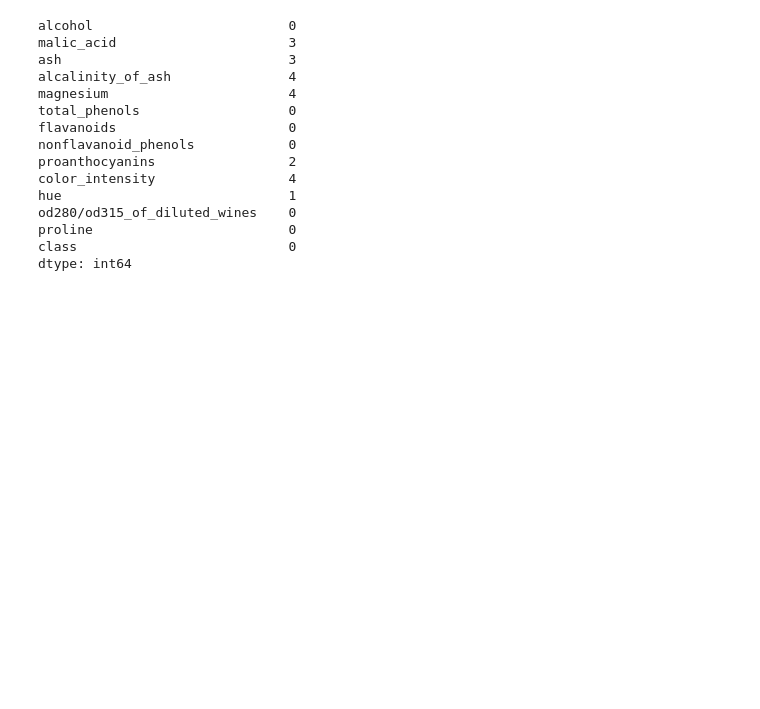
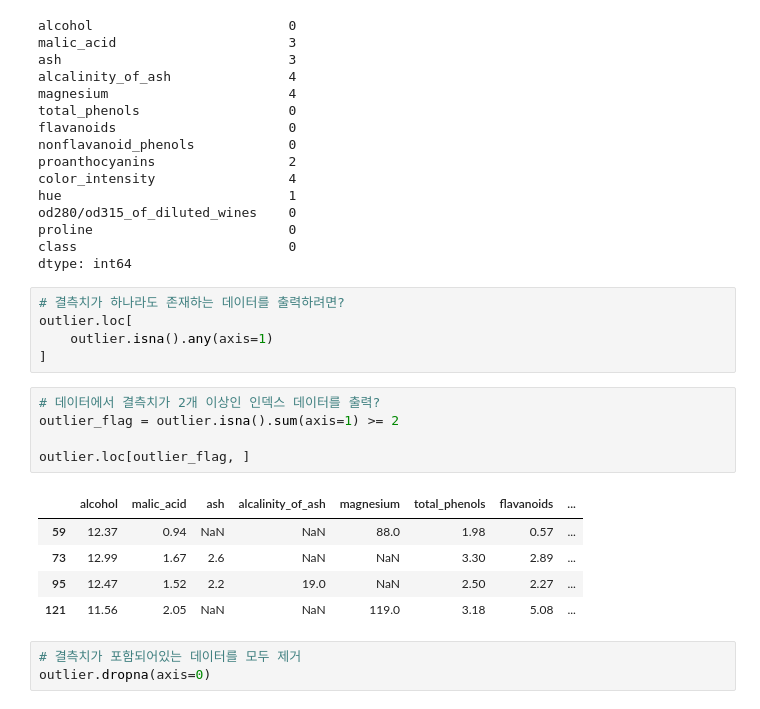
Before and after one commit to bsmoon-86/multicam_2025, a Jupyter notebook: 250922/01_이상치.ipynb, the cells around one changed output. Cells and saved outputs as stored; diff of their text form; blank space fills up the shorter version.

```diff
--- a/250922/01_이상치.ipynb
+++ b/250922/01_이상치.ipynb
@@ -198,3 +198,22 @@ od280/od315_of_diluted_wines    0
 proline                         0
 class                           0
 dtype: int64
+# %%
+# 결측치가 하나라도 존재하는 데이터를 출력하려면?
+outlier.loc[
+    outlier.isna().any(axis=1)
+]
+# %%
+# 데이터에서 결측치가 2개 이상인 인덱스 데이터를 출력?
+outlier_flag = outlier.isna().sum(axis=1) >= 2
+
+outlier.loc[outlier_flag, ]
+# %% [output]
+|  | alcohol | malic_acid | ash | alcalinity_of_ash | magnesium | total_phenols | flavanoids | ... |
+| 59 | 12.37 | 0.94 | NaN | NaN | 88.0 | 1.98 | 0.57 | ... |
+| 73 | 12.99 | 1.67 | 2.6 | NaN | NaN | 3.30 | 2.89 | ... |
+| 95 | 12.47 | 1.52 | 2.2 | 19.0 | NaN | 2.50 | 2.27 | ... |
+| 121 | 11.56 | 2.05 | NaN | NaN | 119.0 | 3.18 | 5.08 | ... |
+# %%
+# 결측치가 포함되어있는 데이터를 모두 제거
+outlier.dropna(axis=0)
```
Also changed, not shown: parts of 7 cells of this notebook, 1 other file.
